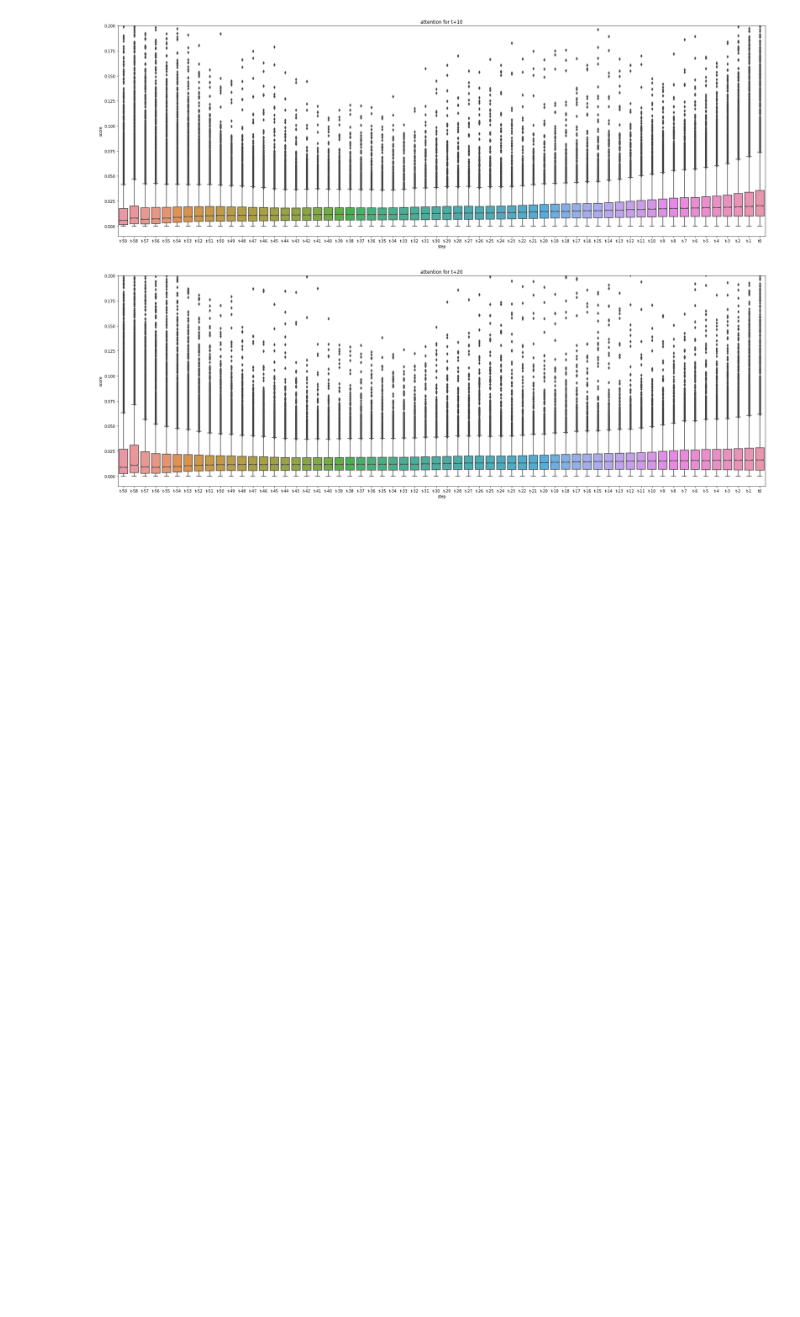
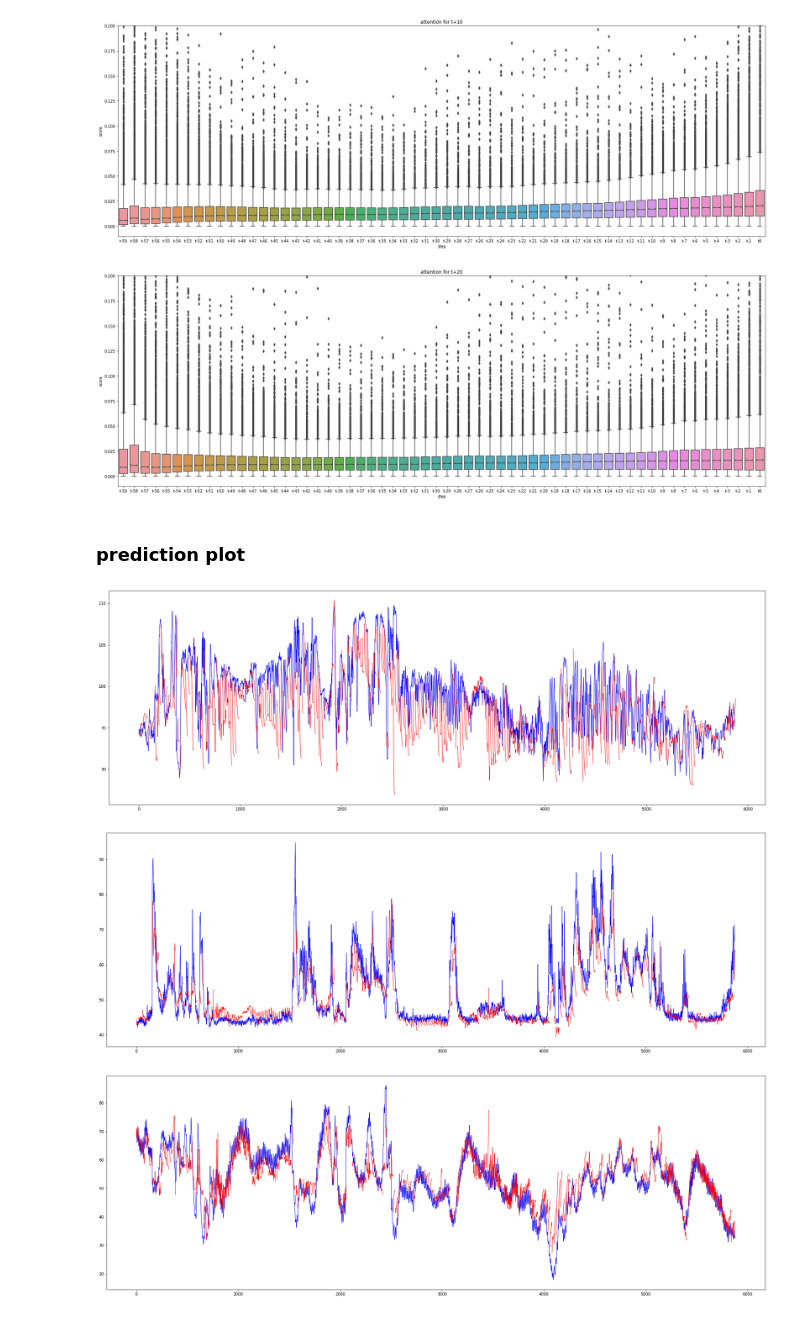
Before and after one commit to pseokyoung/22_Dual_Attention, a Jupyter notebook: 2_RnnModel.ipynb, the cells around one changed output. Saved outputs shown, nothing was run; the diff lists cells and outputs as text; code cells hidden in the pictures; blank space fills up the shorter version.

```diff
--- a/2_RnnModel.ipynb
+++ b/2_RnnModel.ipynb
@@ -408,3 +466,25 @@ for future_step in plot_steps:
 [figure]
 [figure]
 [figure]
+# %% [markdown]
+### prediction plot
+# %%
+for var_num in range(len(future_var)):
+    predict_wt = DATT_seq2seq_GRU.model.predict(DATT_seq2seq_GRU.history_test_sc)
+    predict_sc = predict_wt/DATT_seq2seq_GRU.factor
+    actual_sc = DATT_seq2seq_GRU.future_test_sc
+    _, predict = DATT_seq2seq_GRU.unscaling(DATT_seq2seq_GRU.history_test_sc, predict_sc)
+    _, actual = DATT_seq2seq_GRU.unscaling(DATT_seq2seq_GRU.history_test_sc, actual_sc)
+
+    plt.figure(figsize=(30,10))
+    plt.plot(np.arange(0,len(actual)), actual[:,0,var_num], label='actual', linewidth=1, color='b')
+
+    for start_idx in range(0, len(predict), future_size):
+        end_idx = start_idx + future_size
+        predict_plot = predict[start_idx, :, var_num]
+        plt.plot(np.arange(start_idx, start_idx + len(predict_plot)), predict_plot, label='prediction', linewidth=1, color='r')
+    plt.show()
+# %% [output]
+[figure, added]
+[figure, added]
+[figure, added]
```
Also changed, not shown: parts of 12 cells of this notebook.
